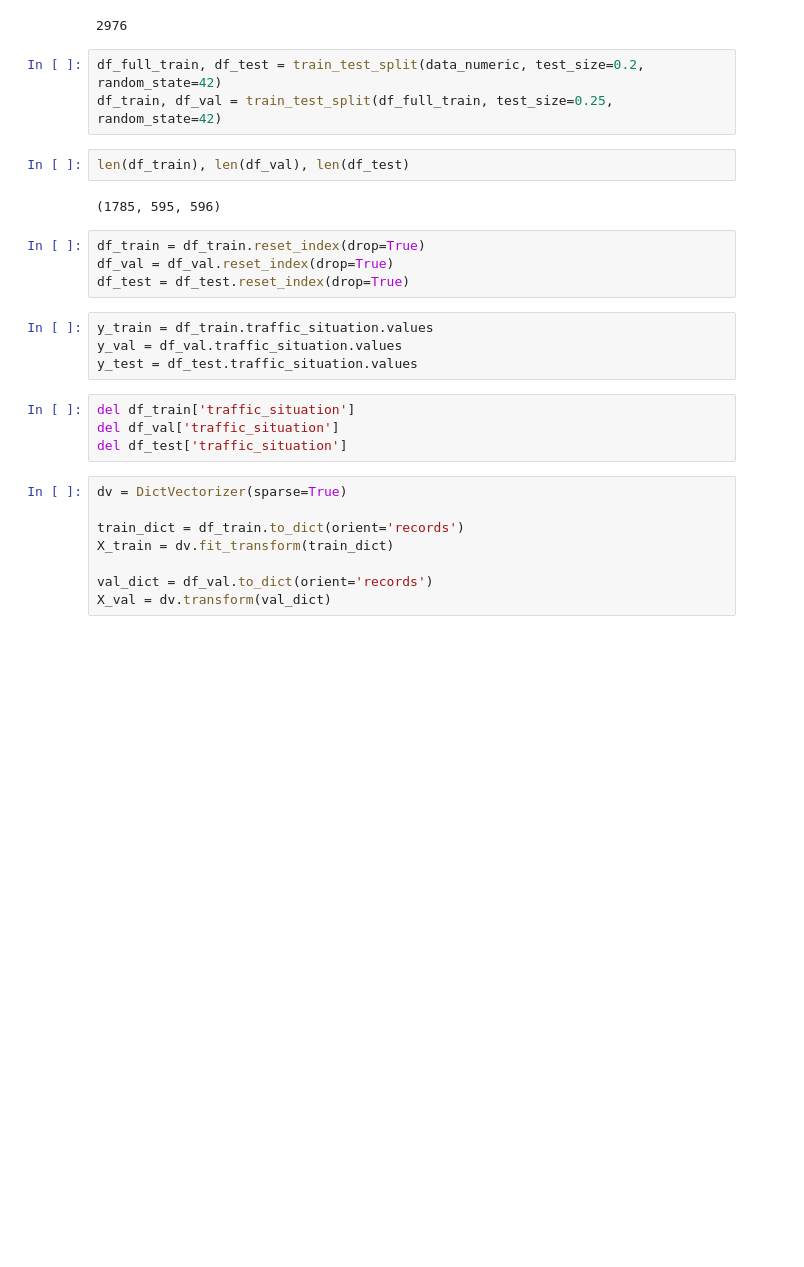
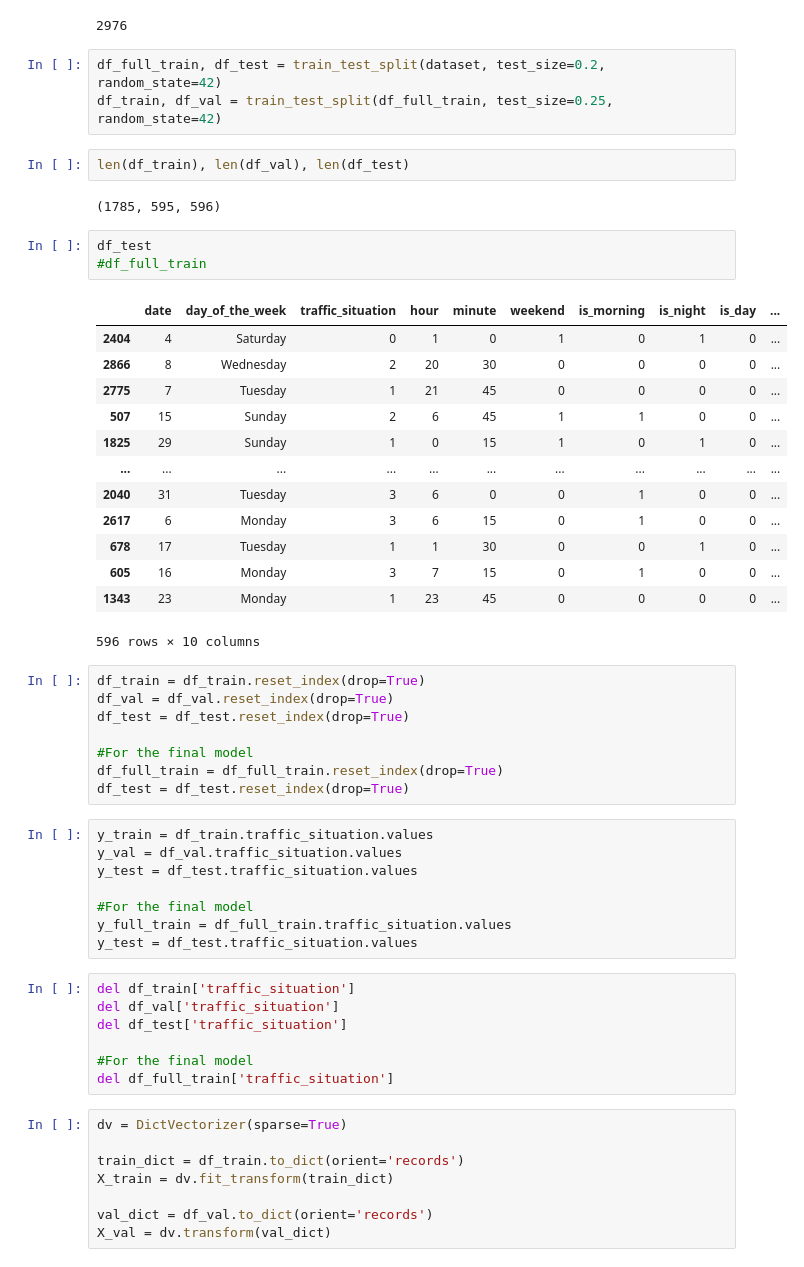
Before and after one commit to ovlasenko-ellation/mid_term_project_mlzoomcamp, a Jupyter notebook: Project_mid_term.ipynb, the cells around one changed output. Drawn from its saved outputs; the diff is of its cells as text; blank space fills up the shorter version.

```diff
--- a/Project_mid_term.ipynb
+++ b/Project_mid_term.ipynb
@@ -232,24 +232,52 @@ len(dataset)
 # %% [output]
 2976
 # %%
-df_full_train, df_test = train_test_split(data_numeric, test_size=0.2, random_state=42)
+df_full_train, df_test = train_test_split(dataset, test_size=0.2, random_state=42)
 df_train, df_val = train_test_split(df_full_train, test_size=0.25, random_state=42)
 # %%
 len(df_train), len(df_val), len(df_test)
 # %% [output]
 (1785, 595, 596)
+# %%
+df_test
+#df_full_train
+# %% [output]
+|  | date | day_of_the_week | traffic_situation | hour | minute | weekend | is_morning | is_night | is_day | ... |
+| 2404 | 4 | Saturday | 0 | 1 | 0 | 1 | 0 | 1 | 0 | ... |
+| 2866 | 8 | Wednesday | 2 | 20 | 30 | 0 | 0 | 0 | 0 | ... |
+| 2775 | 7 | Tuesday | 1 | 21 | 45 | 0 | 0 | 0 | 0 | ... |
+| 507 | 15 | Sunday | 2 | 6 | 45 | 1 | 1 | 0 | 0 | ... |
+| 1825 | 29 | Sunday | 1 | 0 | 15 | 1 | 0 | 1 | 0 | ... |
+| ... | ... | ... | ... | ... | ... | ... | ... | ... | ... | ... |
+| 2040 | 31 | Tuesday | 3 | 6 | 0 | 0 | 1 | 0 | 0 | ... |
+| 2617 | 6 | Monday | 3 | 6 | 15 | 0 | 1 | 0 | 0 | ... |
+| 678 | 17 | Tuesday | 1 | 1 | 30 | 0 | 0 | 1 | 0 | ... |
+| 605 | 16 | Monday | 3 | 7 | 15 | 0 | 1 | 0 | 0 | ... |
+| 1343 | 23 | Monday | 1 | 23 | 45 | 0 | 0 | 0 | 0 | ... |
+596 rows × 10 columns
 # %%
 df_train = df_train.reset_index(drop=True)
 df_val = df_val.reset_index(drop=True)
 df_test = df_test.reset_index(drop=True)
+
+#For the final model
+df_full_train = df_full_train.reset_index(drop=True)
+df_test = df_test.reset_index(drop=True)
 # %%
 y_train = df_train.traffic_situation.values
 y_val = df_val.traffic_situation.values
 y_test = df_test.traffic_situation.values
+
+#For the final model
+y_full_train = df_full_train.traffic_situation.values
+y_test = df_test.traffic_situation.values
 # %%
 del df_train['traffic_situation']
 del df_val['traffic_situation']
 del df_test['traffic_situation']
+
+#For the final model
+del df_full_train['traffic_situation']
 # %%
 dv = DictVectorizer(sparse=True)
 
```
Also changed, not shown: parts of 10 cells of this notebook.
